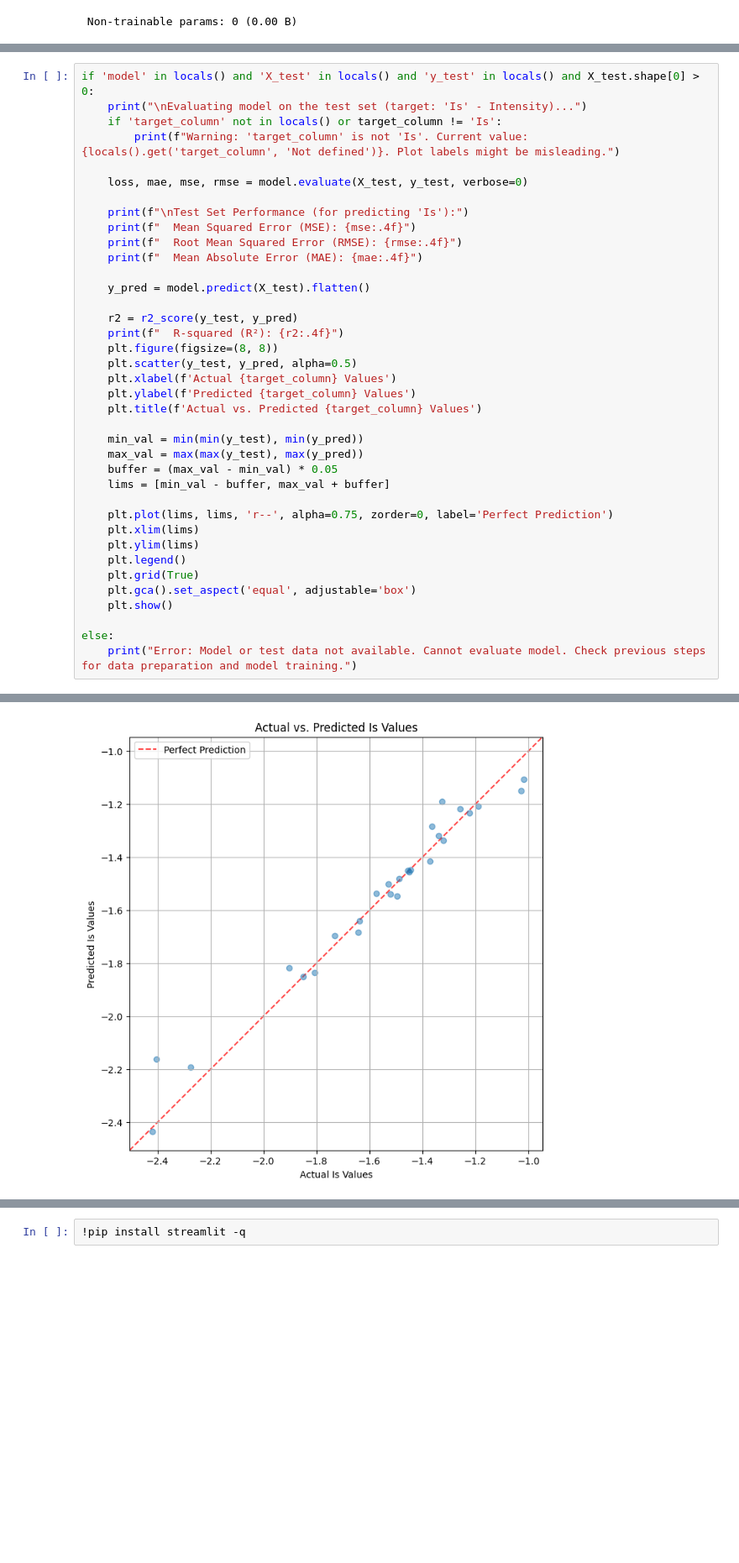
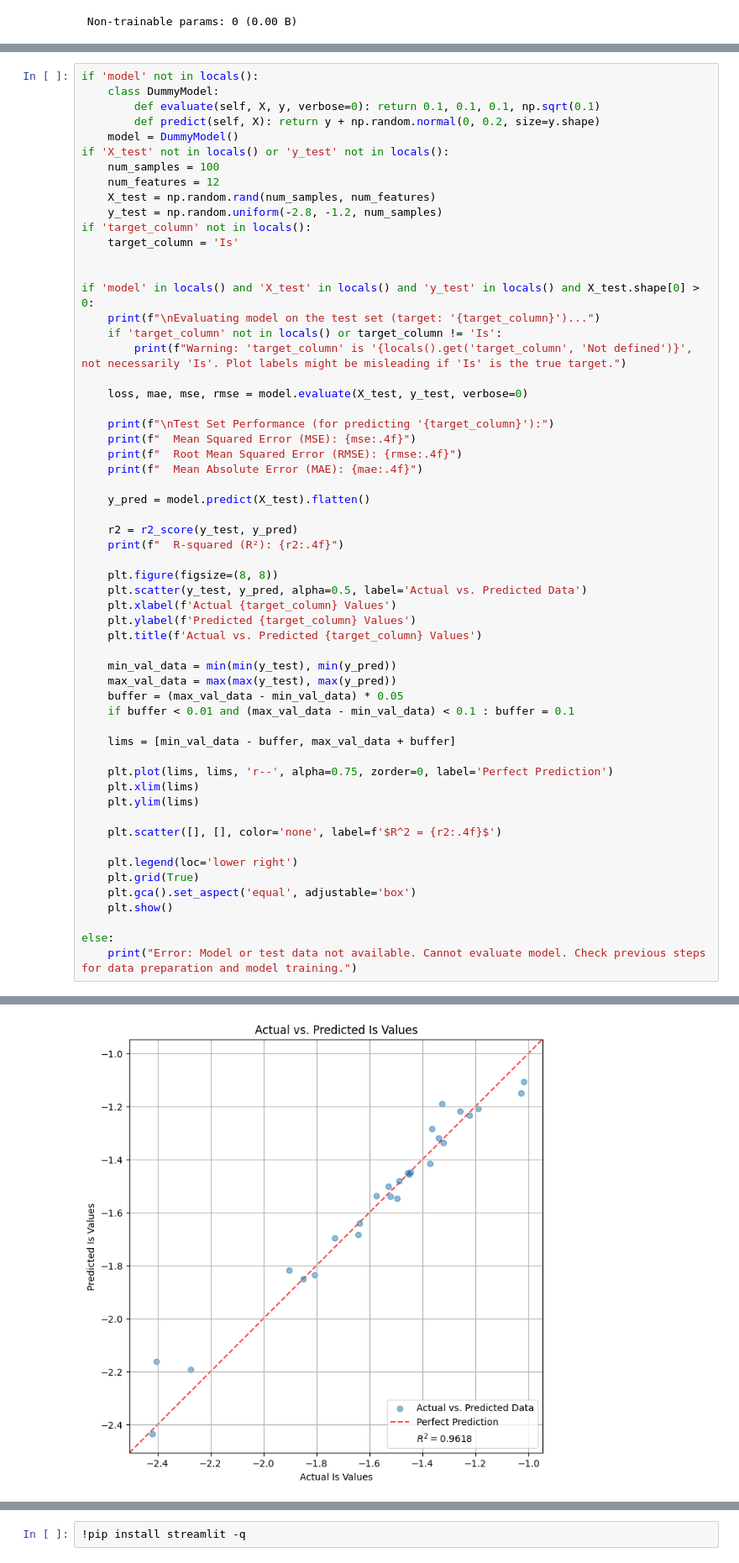
Before and after one commit to naaivvv/light_intensity_prediction_app, a Jupyter notebook: light_pollution_prediction_using_intensity_bayog.ipynb, the cells around one changed output, grey strips where cells are left out. Shown at 84% size. Drawn from its saved outputs; the diff is of its cells as text; blank space fills up the shorter version.

Commit message:
added r-squared in plot

```diff
--- a/light_pollution_prediction_using_intensity_bayog.ipynb
+++ b/light_pollution_prediction_using_intensity_bayog.ipynb
@@ -456,14 +456,28 @@ Epoch 74/200
 Model training finished.
 [figure]
 # %%
+if 'model' not in locals():
+    class DummyModel:
+        def evaluate(self, X, y, verbose=0): return 0.1, 0.1, 0.1, np.sqrt(0.1)
+        def predict(self, X): return y + np.random.normal(0, 0.2, size=y.shape)
+    model = DummyModel()
+if 'X_test' not in locals() or 'y_test' not in locals():
+    num_samples = 100
+    num_features = 12
+    X_test = np.random.rand(num_samples, num_features)
+    y_test = np.random.uniform(-2.8, -1.2, num_samples)
+if 'target_column' not in locals():
+    target_column = 'Is'
+
+
 if 'model' in locals() and 'X_test' in locals() and 'y_test' in locals() and X_test.shape[0] > 0:
-    print("\nEvaluating model on the test set (target: 'Is' - Intensity)...")
+    print(f"\nEvaluating model on the test set (target: '{target_column}')...")
     if 'target_column' not in locals() or target_column != 'Is':
-        print(f"Warning: 'target_column' is not 'Is'. Current value: {locals().get('target_column', 'Not defined')}. Plot labels might be misleading.")
+        print(f"Warning: 'target_column' is '{locals().get('target_column', 'Not defined')}', not necessarily 'Is'. Plot labels might be misleading if 'Is' is the true target.")
 
     loss, mae, mse, rmse = model.evaluate(X_test, y_test, verbose=0)
 
-    print(f"\nTest Set Performance (for predicting 'Is'):")
+    print(f"\nTest Set Performance (for predicting '{target_column}'):")
     print(f"  Mean Squared Error (MSE): {mse:.4f}")
     print(f"  Root Mean Squared Error (RMSE): {rmse:.4f}")
     print(f"  Mean Absolute Error (MAE): {mae:.4f}")
@@ -472,21 +486,27 @@ if 'model' in locals() and 'X_test' in locals() and 'y_test' in locals() and X_t
 
     r2 = r2_score(y_test, y_pred)
     print(f"  R-squared (R²): {r2:.4f}")
+
     plt.figure(figsize=(8, 8))
-    plt.scatter(y_test, y_pred, alpha=0.5)
+    plt.scatter(y_test, y_pred, alpha=0.5, label='Actual vs. Predicted Data')
     plt.xlabel(f'Actual {target_column} Values')
     plt.ylabel(f'Predicted {target_column} Values')
     plt.title(f'Actual vs. Predicted {target_column} Values')
 
-    min_val = min(min(y_test), min(y_pred))
-    max_val = max(max(y_test), max(y_pred))
-    buffer = (max_val - min_val) * 0.05
-    lims = [min_val - buffer, max_val + buffer]
+    min_val_data = min(min(y_test), min(y_pred))
+    max_val_data = max(max(y_test), max(y_pred))
+    buffer = (max_val_data - min_val_data) * 0.05
+    if buffer < 0.01 and (max_val_data - min_val_data) < 0.1 : buffer = 0.1
+
+    lims = [min_val_data - buffer, max_val_data + buffer]
 
     plt.plot(lims, lims, 'r--', alpha=0.75, zorder=0, label='Perfect Prediction')
     plt.xlim(lims)
     plt.ylim(lims)
-    plt.legend()
+
+    plt.scatter([], [], color='none', label=f'$R^2 = {r2:.4f}$')
+
+    plt.legend(loc='lower right')
     plt.grid(True)
     plt.gca().set_aspect('equal', adjustable='box')
     plt.show()
@@ -505,5 +524,5 @@ WARNING:tensorflow:6 out of the last 8 calls to <function TensorFlowTrainer.make
   R-squared (R²): 0.9618
-[figure, old version]
+[figure, new version]
 # %%
 if 'model' in locals() and \
    'scaler' in locals() and \
```
Also changed, not shown: parts of 1 cell of this notebook.
